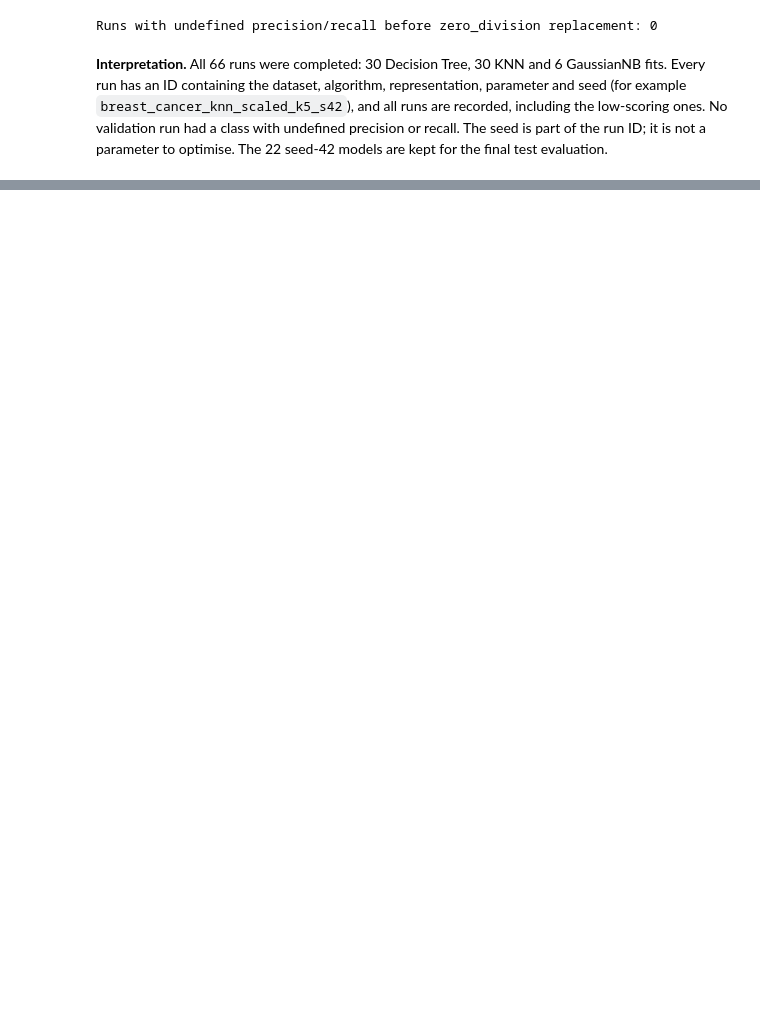
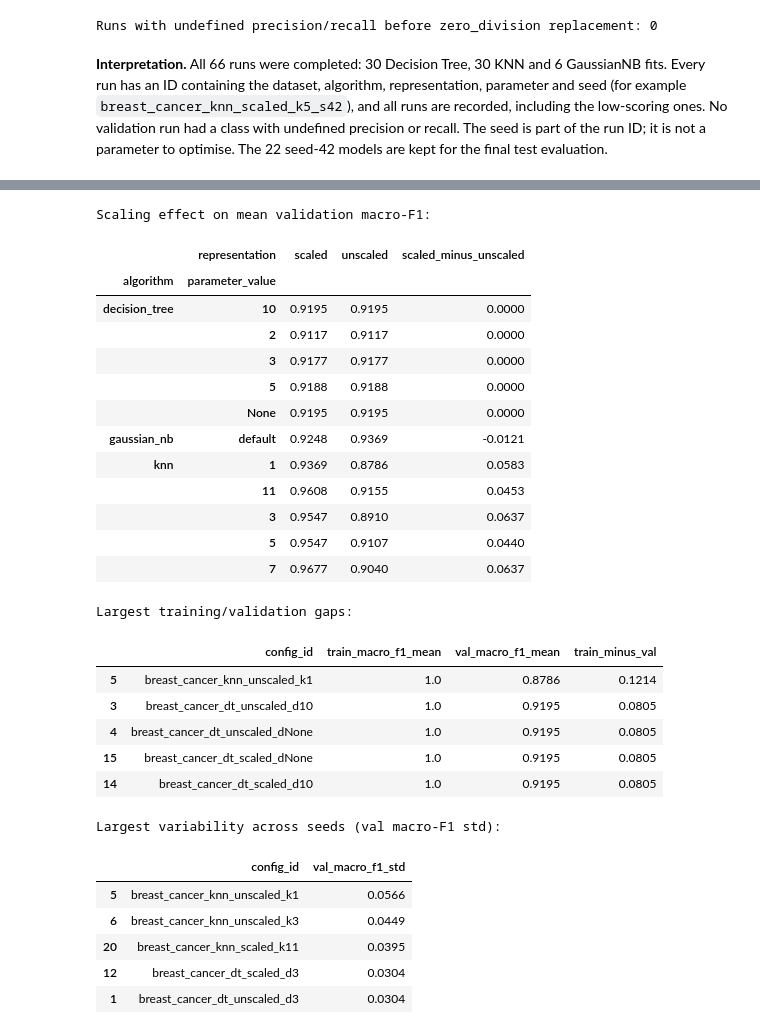
Before and after one commit to selenasurucu/machine-learning-midterm, a Jupyter notebook: breast_cancer.ipynb, the cells around one changed output, grey strips where cells are left out. Cells and saved outputs as stored; diff of their text form; code cells hidden in the pictures; blank space fills up the shorter version.

```diff
--- a/breast_cancer.ipynb
+++ b/breast_cancer.ipynb
@@ -376,0 +418,43 @@ Runs with undefined precision/recall before zero_division replacement: 0
+# %%
+scaling = summary.pivot_table(index=["algorithm", "parameter_value"], columns="representation",
+                              values="val_macro_f1_mean").round(4)
+scaling["scaled_minus_unscaled"] = (scaling["scaled"] - scaling["unscaled"]).round(4)
+print("Scaling effect on mean validation macro-F1:")
+display(scaling)
+
+gap = summary[["config_id", "train_macro_f1_mean", "val_macro_f1_mean"]].copy()
+gap["train_minus_val"] = (gap["train_macro_f1_mean"] - gap["val_macro_f1_mean"]).round(4)
+print("Largest training/validation gaps:")
+display(gap.sort_values("train_minus_val", ascending=False).head(5).round(4))
+
+print("Largest variability across seeds (val macro-F1 std):")
+display(summary[["config_id", "val_macro_f1_std"]].sort_values("val_macro_f1_std", ascending=False).head(5).round(4))
+# %% [output]
+Scaling effect on mean validation macro-F1:
+|  | representation | scaled | unscaled | scaled_minus_unscaled |
+| algorithm | parameter_value |  |  |  |
+| decision_tree | 10 | 0.9195 | 0.9195 | 0.0000 |
+|  | 2 | 0.9117 | 0.9117 | 0.0000 |
+|  | 3 | 0.9177 | 0.9177 | 0.0000 |
+|  | 5 | 0.9188 | 0.9188 | 0.0000 |
+|  | None | 0.9195 | 0.9195 | 0.0000 |
+| gaussian_nb | default | 0.9248 | 0.9369 | -0.0121 |
+| knn | 1 | 0.9369 | 0.8786 | 0.0583 |
+|  | 11 | 0.9608 | 0.9155 | 0.0453 |
+|  | 3 | 0.9547 | 0.8910 | 0.0637 |
+|  | 5 | 0.9547 | 0.9107 | 0.0440 |
+|  | 7 | 0.9677 | 0.9040 | 0.0637 |
+Largest training/validation gaps:
+|  | config_id | train_macro_f1_mean | val_macro_f1_mean | train_minus_val |
+| 5 | breast_cancer_knn_unscaled_k1 | 1.0 | 0.8786 | 0.1214 |
+| 3 | breast_cancer_dt_unscaled_d10 | 1.0 | 0.9195 | 0.0805 |
+| 4 | breast_cancer_dt_unscaled_dNone | 1.0 | 0.9195 | 0.0805 |
+| 15 | breast_cancer_dt_scaled_dNone | 1.0 | 0.9195 | 0.0805 |
+| 14 | breast_cancer_dt_scaled_d10 | 1.0 | 0.9195 | 0.0805 |
+Largest variability across seeds (val macro-F1 std):
+|  | config_id | val_macro_f1_std |
+| 5 | breast_cancer_knn_unscaled_k1 | 0.0566 |
+| 6 | breast_cancer_knn_unscaled_k3 | 0.0449 |
+| 20 | breast_cancer_knn_scaled_k11 | 0.0395 |
+| 12 | breast_cancer_dt_scaled_d3 | 0.0304 |
+| 1 | breast_cancer_dt_unscaled_d3 | 0.0304 |
```
Also changed, not shown: parts of 4 cells of this notebook, 3 other files.
